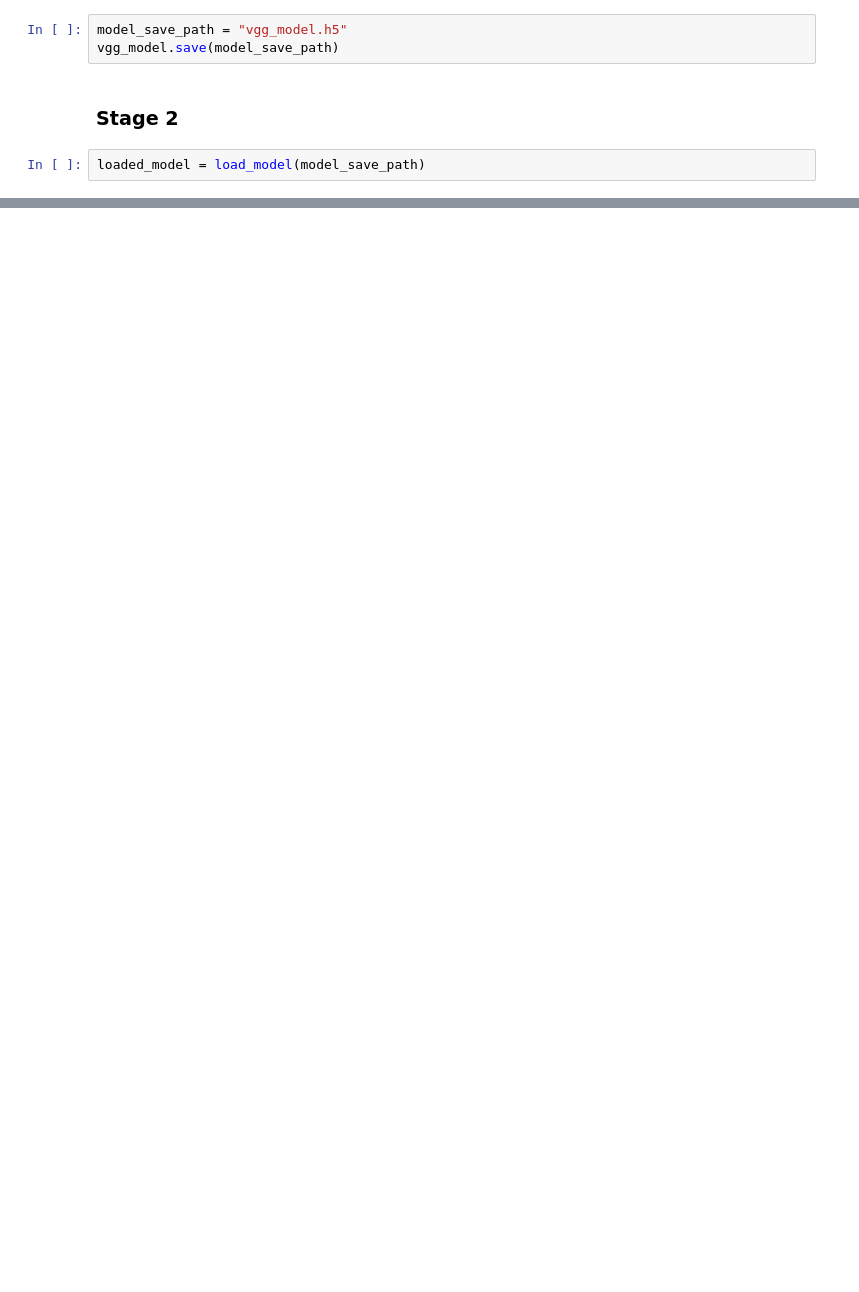
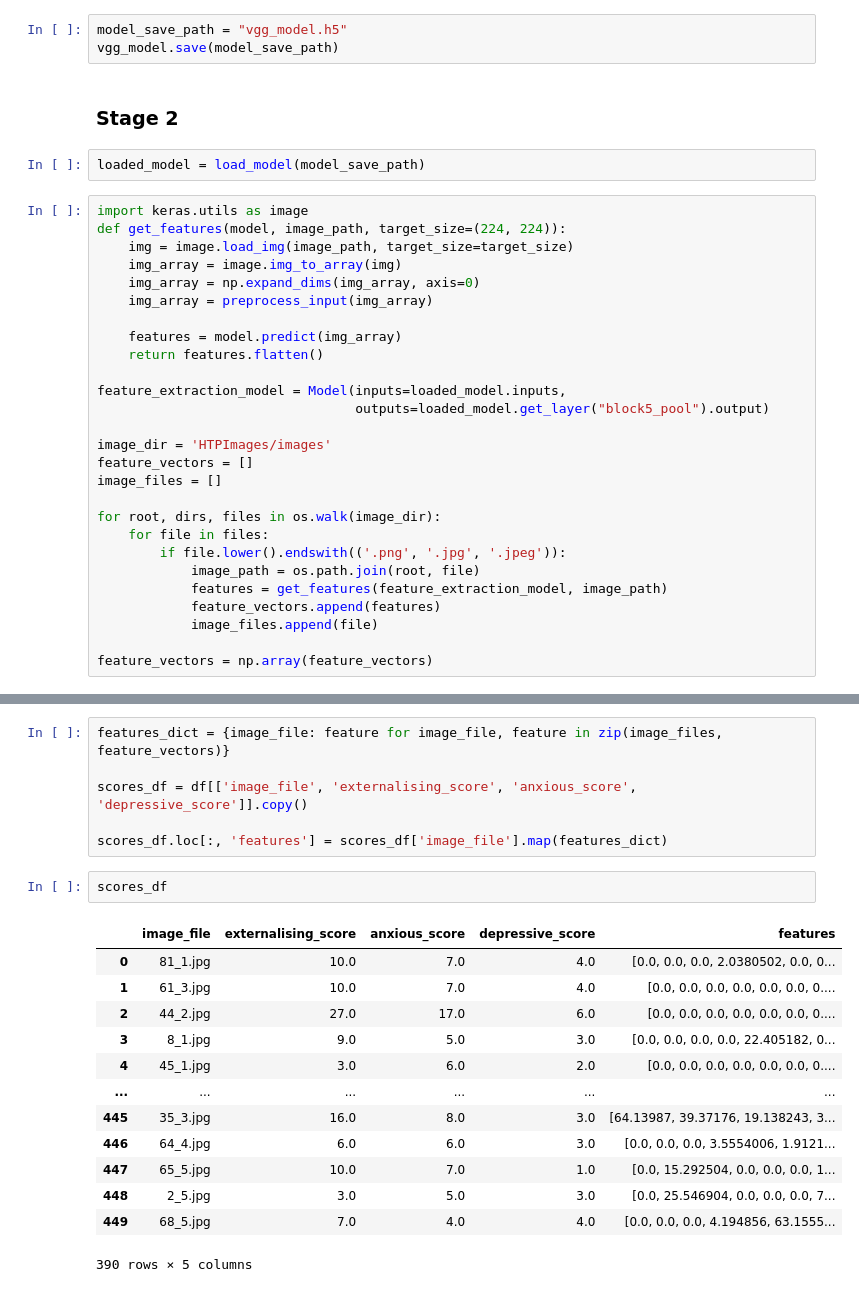
Before and after one commit to iremhttp/HTP-Project, a Jupyter notebook: main.ipynb, the cells around one changed output, grey strips where cells are left out. Cells and saved outputs as stored; diff of their text form; blank space fills up the shorter version.

```diff
--- a/main.ipynb
+++ b/main.ipynb
@@ -1480,3 +1481,30 @@ vgg_model.save(model_save_path)
 ### Stage 2
 # %%
 loaded_model = load_model(model_save_path)
+# %%
+import keras.utils as image
+def get_features(model, image_path, target_size=(224, 224)):
+    img = image.load_img(image_path, target_size=target_size)
+    img_array = image.img_to_array(img)
+    img_array = np.expand_dims(img_array, axis=0)
+    img_array = preprocess_input(img_array)
+
+    features = model.predict(img_array)
+    return features.flatten()
+
+feature_extraction_model = Model(inputs=loaded_model.inputs,
+                                 outputs=loaded_model.get_layer("block5_pool").output)
+
+image_dir = 'HTPImages/images'
+feature_vectors = []
+image_files = []
+
+for root, dirs, files in os.walk(image_dir):
+    for file in files:
+        if file.lower().endswith(('.png', '.jpg', '.jpeg')):
+            image_path = os.path.join(root, file)
+            features = get_features(feature_extraction_model, image_path)
+            feature_vectors.append(features)
+            image_files.append(file)
+
+feature_vectors = np.array(feature_vectors)
@@ -1482,0 +1529,22 @@ loaded_model = load_model(model_save_path)
+# %%
+features_dict = {image_file: feature for image_file, feature in zip(image_files, feature_vectors)}
+
+scores_df = df[['image_file', 'externalising_score', 'anxious_score', 'depressive_score']].copy()
+
+scores_df.loc[:, 'features'] = scores_df['image_file'].map(features_dict)
+# %%
+scores_df
+# %% [output]
+|  | image_file | externalising_score | anxious_score | depressive_score | features |
+| 0 | 81_1.jpg | 10.0 | 7.0 | 4.0 | [0.0, 0.0, 0.0, 2.0380502, 0.0, 0... |
+| 1 | 61_3.jpg | 10.0 | 7.0 | 4.0 | [0.0, 0.0, 0.0, 0.0, 0.0, 0.0, 0.... |
+| 2 | 44_2.jpg | 27.0 | 17.0 | 6.0 | [0.0, 0.0, 0.0, 0.0, 0.0, 0.0, 0.... |
+| 3 | 8_1.jpg | 9.0 | 5.0 | 3.0 | [0.0, 0.0, 0.0, 0.0, 22.405182, 0... |
+| 4 | 45_1.jpg | 3.0 | 6.0 | 2.0 | [0.0, 0.0, 0.0, 0.0, 0.0, 0.0, 0.... |
+| ... | ... | ... | ... | ... | ... |
+| 445 | 35_3.jpg | 16.0 | 8.0 | 3.0 | [64.13987, 39.37176, 19.138243, 3... |
+| 446 | 64_4.jpg | 6.0 | 6.0 | 3.0 | [0.0, 0.0, 0.0, 3.5554006, 1.9121... |
+| 447 | 65_5.jpg | 10.0 | 7.0 | 1.0 | [0.0, 15.292504, 0.0, 0.0, 0.0, 1... |
+| 448 | 2_5.jpg | 3.0 | 5.0 | 3.0 | [0.0, 25.546904, 0.0, 0.0, 0.0, 7... |
+| 449 | 68_5.jpg | 7.0 | 4.0 | 4.0 | [0.0, 0.0, 0.0, 4.194856, 63.1555... |
+390 rows × 5 columns
```
Also changed, not shown: parts of 15 cells of this notebook.
